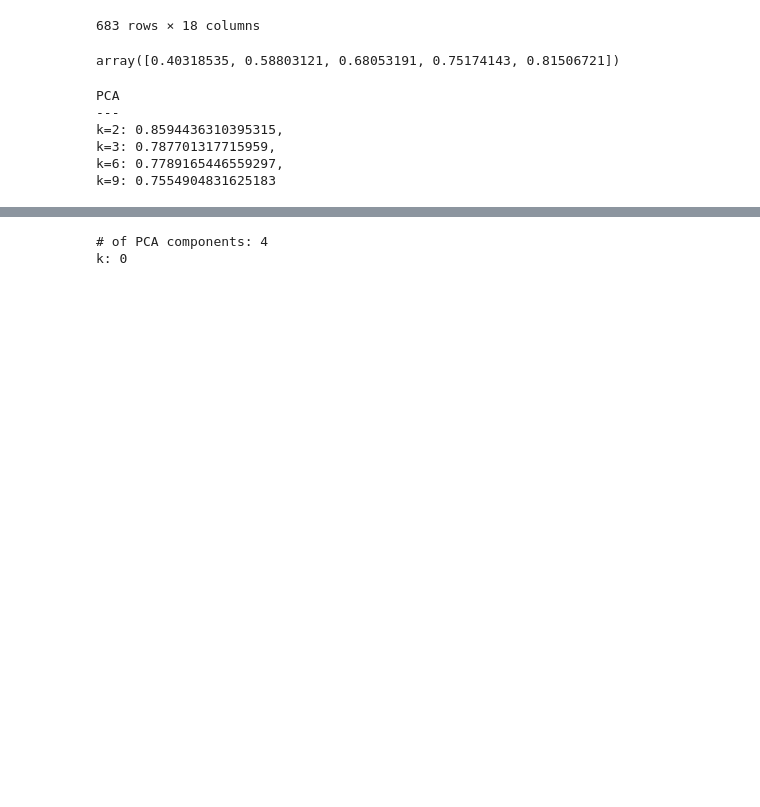
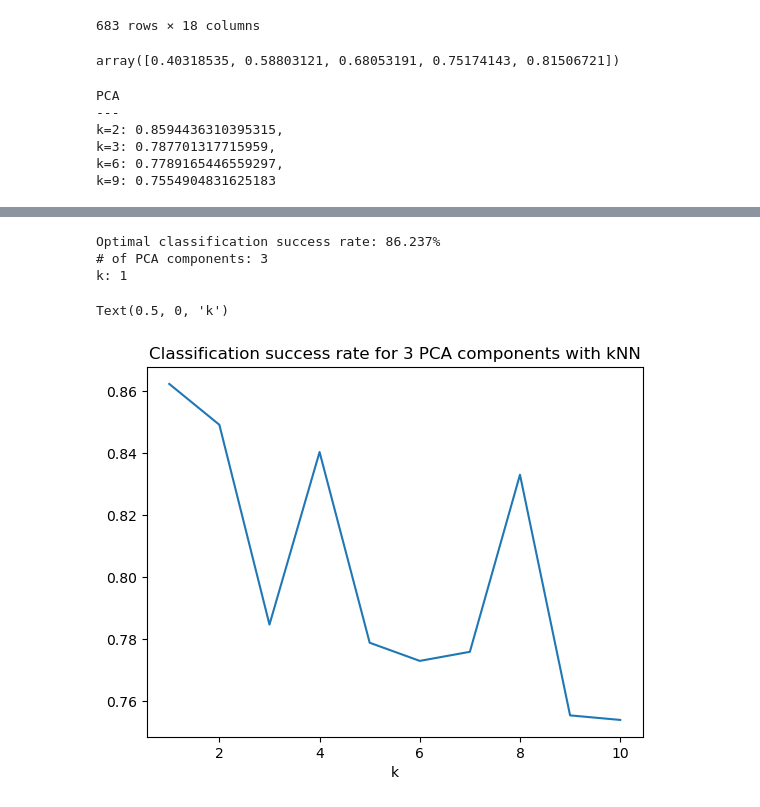
Before and after one commit to PacificBird/DATA319_soybean_project, a Jupyter notebook: pca.ipynb, the cells around one changed output, grey strips where cells are left out. Drawn from its saved outputs; the diff is of its cells as text; code cells hidden in the pictures; blank space fills up the shorter version.

Commit message:
Added some visualizations

```diff
--- a/pca.ipynb
+++ b/pca.ipynb
@@ -86,7 +85,15 @@ array([0.84626647, 0.77452416, 0.84040996, 0.86237189, 0.85065886,
 # %%
-print(f'Optimal classification succ: {np.argmax(np.max(scores, axis=1)) + 1}')
+print(f'Optimal classification success rate: {np.max(scores):.3%}')
 print(f'# of PCA components: {np.argmax(np.max(scores, axis=1)) + 1}')
-print(f'k: {np.argmax(np.max(scores[np.argmax(np.max(scores, axis=1))]))}')
+print(f'k: {np.argmax(np.max(scores[np.argmax(np.max(scores, axis=1))]))+1}')
 # %% [output]
-# of PCA components: 4
-k: 0
+Optimal classification success rate: 86.237%
+# of PCA components: 3
+k: 1
+# %%
+sns.lineplot(x=np.arange(1,11),y=scores[2])
+plt.title('Classification success rate for 3 PCA components with kNN')
+plt.xlabel('k')
+# %% [output]
+Text(0.5, 0, 'k')
+[figure, added]
```
Also changed, not shown: parts of 3 cells of this notebook.
